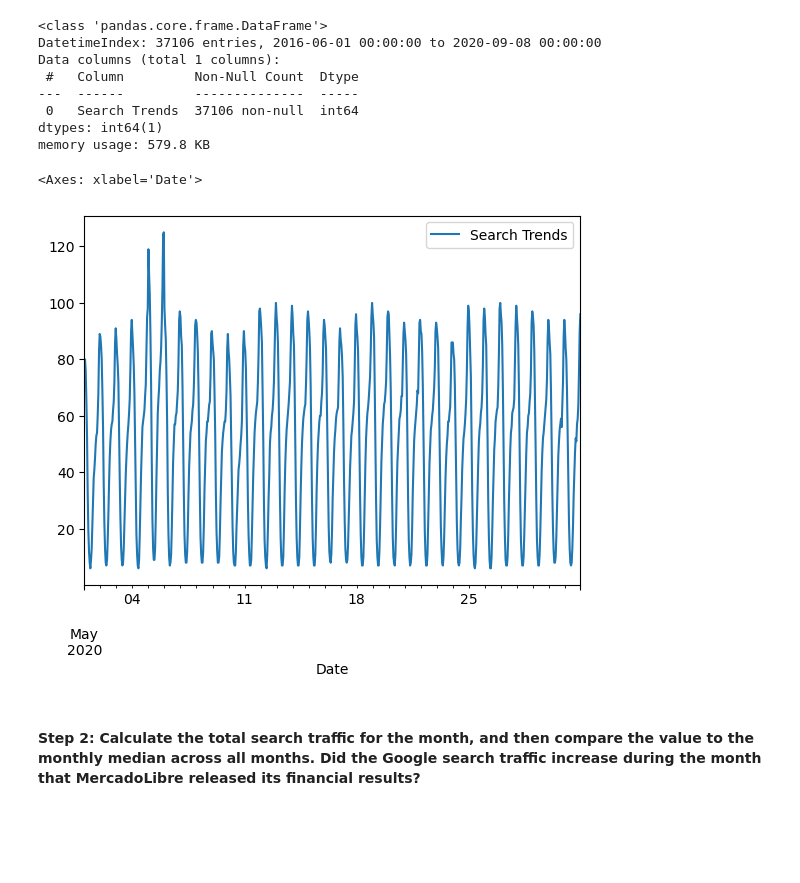
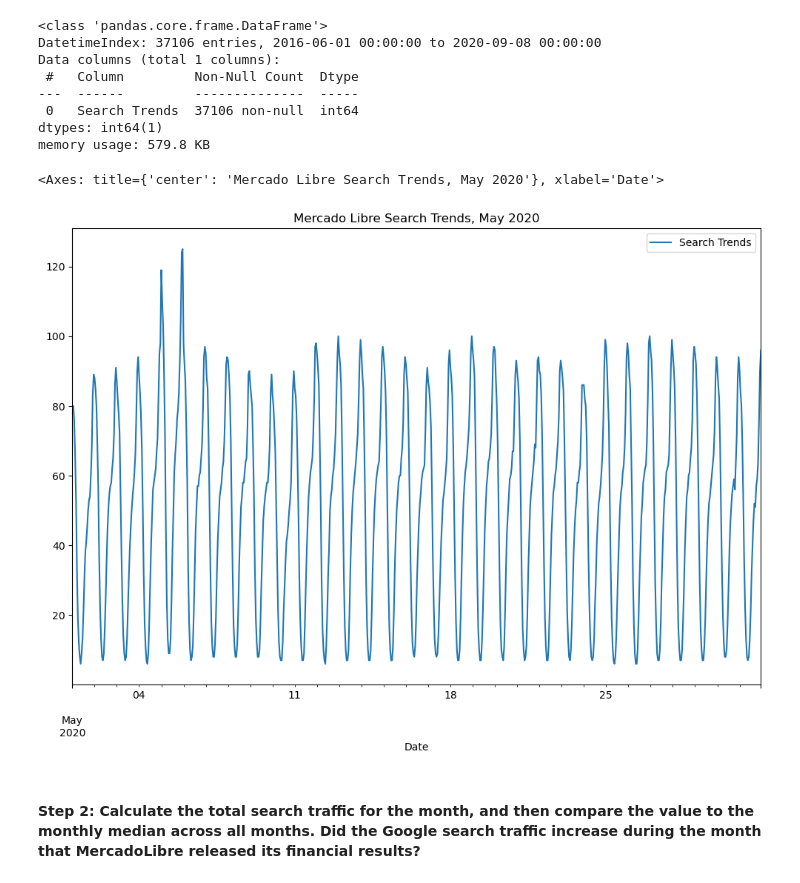
Before and after one commit to sen-gthb/prophet-challenge, a Jupyter notebook: M8_Starter_Code/forecasting_net_prophet.ipynb, the cells around one changed output. Cells and saved outputs as stored; diff of their text form; code cells hidden in the pictures; blank space fills up the shorter version.

```diff
--- a/M8_Starter_Code/forecasting_net_prophet.ipynb
+++ b/M8_Starter_Code/forecasting_net_prophet.ipynb
@@ -99,11 +99,14 @@ dtypes: int64(1)
 memory usage: 579.8 KB
 # %%
 # Slice the DataFrame to just the month of May 2020
+df_mercado_trends_may = df_mercado_trends.loc['2020-05-01':'2020-05-31']
+
 
 # Plot to visualize the data for May 2020
+df_mercado_trends_may.plot(figsize=(12, 8), title='Mercado Libre Search Trends, May 2020')
 # %% [output]
-<Axes: xlabel='Date'>
+<Axes: title={'center': 'Mercado Libre Search Trends, May 2020'}, xlabel='Date'>
-[figure, old version]
+[figure, new version]
 # %% [markdown]
 #### Step 2: Calculate the total search traffic for the month, and then compare the value to the monthly median across all months. Did the Google search traffic increase during the month that MercadoLibre released its financial results?
 # %%
```
Also changed, not shown: parts of 5 cells of this notebook.
